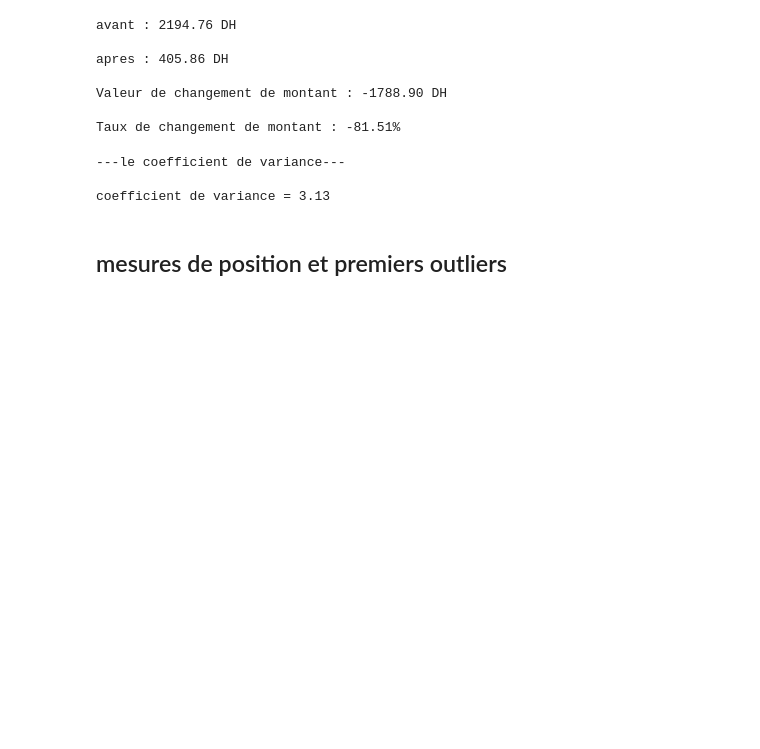
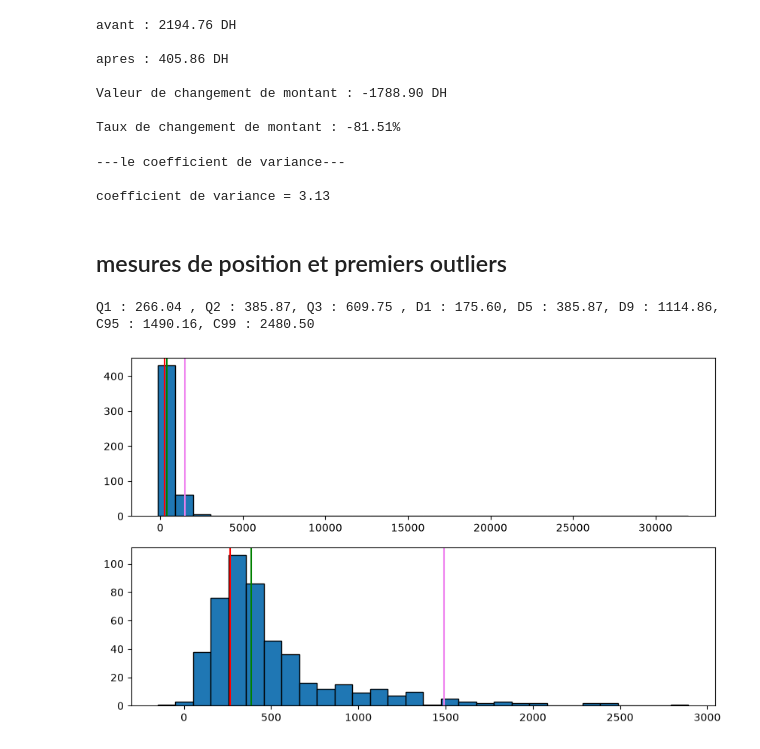
Before and after one commit to YoussefGharbaoui/DATA-PREPROCESSING, a Jupyter notebook: scripts/EDA_cmd.ipynb, the cells around one changed output. Cells and saved outputs as stored; diff of their text form; code cells hidden in the pictures; blank space fills up the shorter version.

```diff
--- a/scripts/EDA_cmd.ipynb
+++ b/scripts/EDA_cmd.ipynb
@@ -328,3 +328,42 @@ print(f"\ncoefficient de variance = {coef_var:.2f}")
 coefficient de variance = 3.13
 # %% [markdown]
 ## mesures de position et premiers outliers
+# %%
+q1 , q2 , q3 = np.quantile(data['montant_dh'],0.25) , np.quantile(data['montant_dh'],0.50) , np.quantile(data['montant_dh'],0.75)
+
+d1, d5, d9 = np.percentile(data['montant_dh'],10) , np.percentile(data['montant_dh'],50) , np.percentile(data['montant_dh'],90)
+
+c95 , c99 = np.percentile(data['montant_dh'],95) , np.percentile(data['montant_dh'],99)
+
+
+print(f"\nQ1 : {q1:.2f} , Q2 : {q2:.2f}, Q3 : {q3:.2f} , D1 : {d1:.2f}, D5 : {d5:.2f}, D9 : {d9:.2f}, C95 : {c95:.2f}, C99 : {c99:.2f}")
+# %% [output]
+Q1 : 266.04 , Q2 : 385.87, Q3 : 609.75 , D1 : 175.60, D5 : 385.87, D9 : 1114.86, C95 : 1490.16, C99 : 2480.50
+# %%
+fig , axes = plt.subplots(2,1, figsize=(10,6))
+
+axes[0].hist(
+    data['montant_dh'],
+    bins = 30,
+    edgecolor='black'
+)
+
+axes[0].axvline(q1, color='red')
+axes[0].axvline(d5, color='green')
+axes[0].axvline(c95, color='violet')
+
+
+df = data['montant_dh']
+axes[1].hist(
+    df[df<=3000],
+    bins= 30,
+    edgecolor='black'
+)
+
+axes[1].axvline(q1, color='red')
+axes[1].axvline(d5, color='green')
+axes[1].axvline(c95, color='violet')
+
+plt.show()
+# %% [output]
+[figure, added]
```
Also changed, not shown: parts of 2 cells of this notebook.
